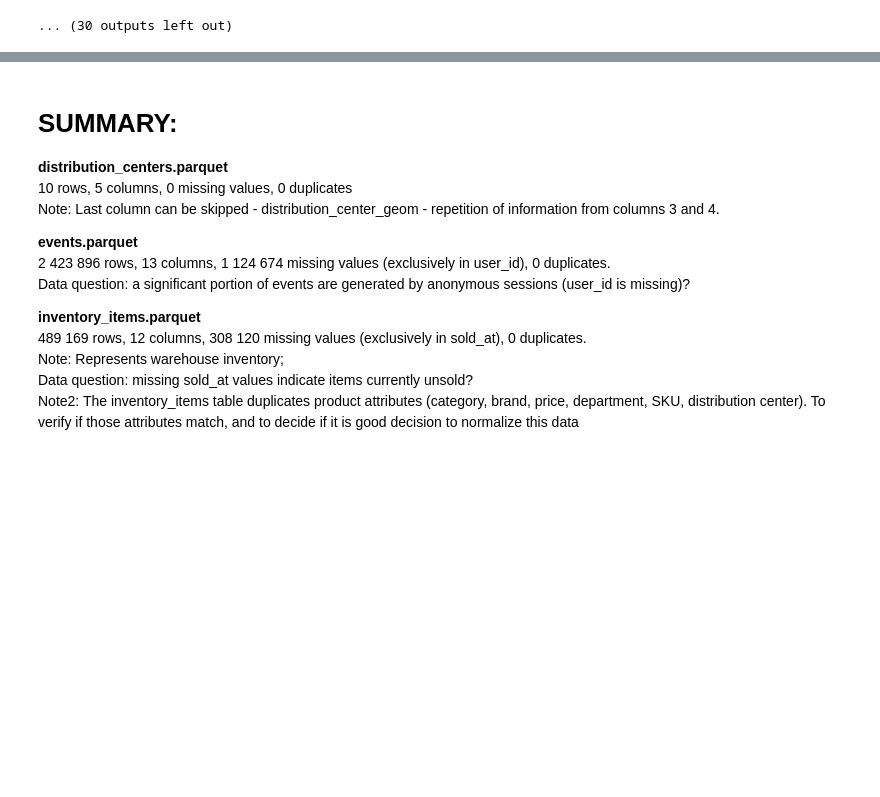
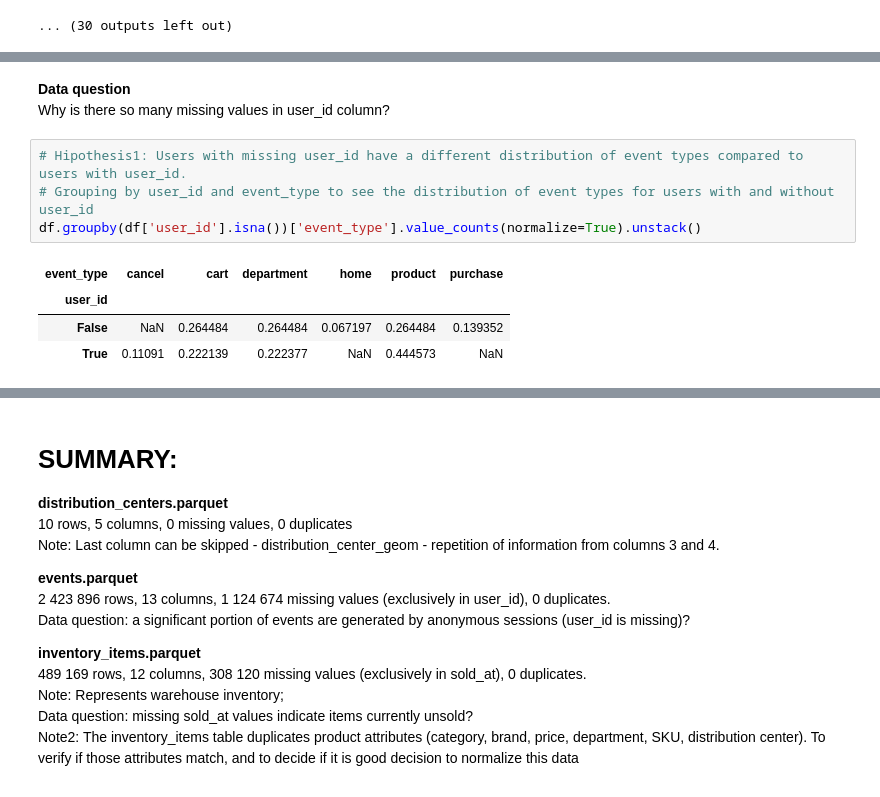
Before and after one commit to karo-liter/thelook_project, a Jupyter notebook: 2_overview_clean_load.ipynb, the cells around one changed output, grey strips where cells are left out. Cells and saved outputs as stored; diff of their text form; blank space fills up the shorter version.

```diff
--- a/2_overview_clean_load.ipynb
+++ b/2_overview_clean_load.ipynb
@@ -86,0 +218,12 @@ np.int64(0)
+# %% [markdown]
+**Data question**
+Why is there so many missing values in user_id column?
+# %%
+# Hipothesis1: Users with missing user_id have a different distribution of event types compared to users with user_id.
+# Grouping by user_id and event_type to see the distribution of event types for users with and without user_id
+df.groupby(df['user_id'].isna())['event_type'].value_counts(normalize=True).unstack()
+# %% [output]
+| event_type | cancel | cart | department | home | product | purchase |
+| user_id |  |  |  |  |  |  |
+| False | NaN | 0.264484 | 0.264484 | 0.067197 | 0.264484 | 0.139352 |
+| True | 0.11091 | 0.222139 | 0.222377 | NaN | 0.444573 | NaN |
```
Also changed, not shown: parts of 7 cells of this notebook, 2 other files.
